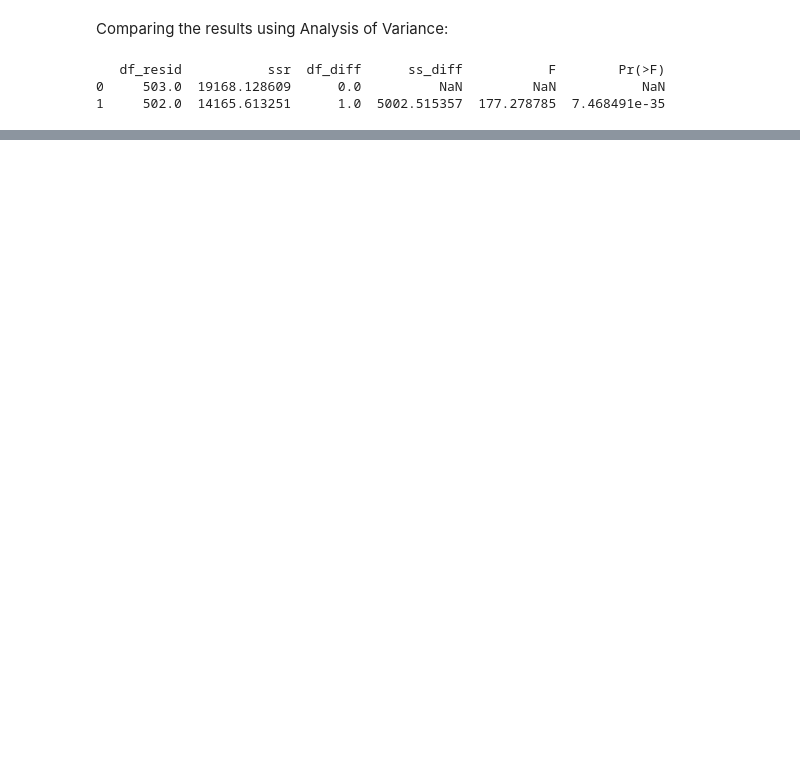
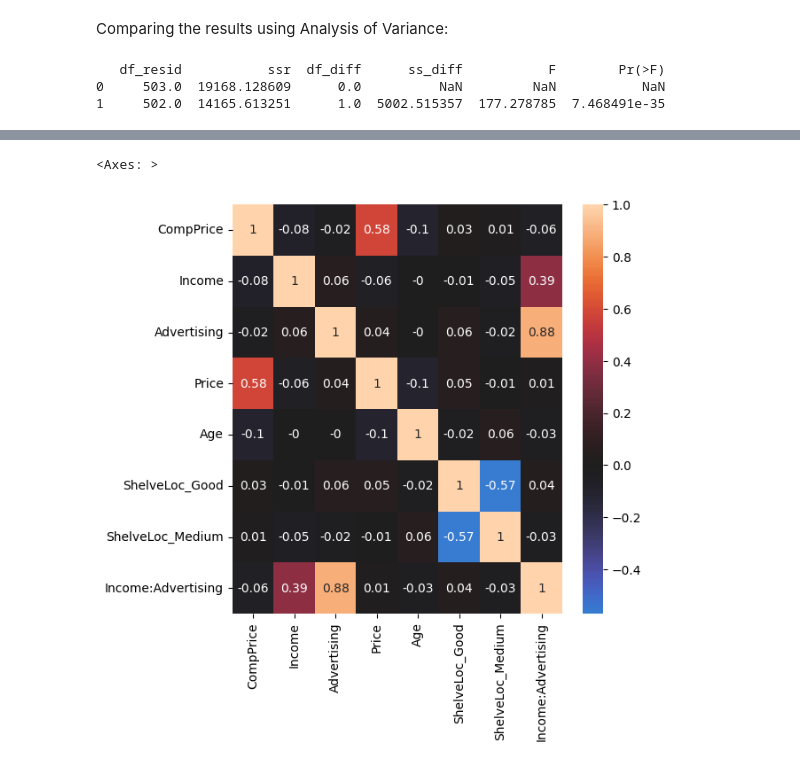
Before and after one commit to ar-bansal/ml-regression, a Jupyter notebook: linear_regression.ipynb, the cells around one changed output, grey strips where cells are left out. Cells and saved outputs as stored; diff of their text form; code cells hidden in the pictures; blank space fills up the shorter version.

```diff
--- a/linear_regression.ipynb
+++ b/linear_regression.ipynb
@@ -356,0 +483,6 @@ Anova carries out a hypothesis test with the following hypotheses:
+# %%
+fig = plt.figure(figsize=(6, 6))
+sns.heatmap(round(X.drop(columns=["const"]).corr(), 2), center=0, annot=True)
+# %% [output]
+<Axes: >
+[figure, added]
```
Also changed, not shown: parts of 24 cells of this notebook.
